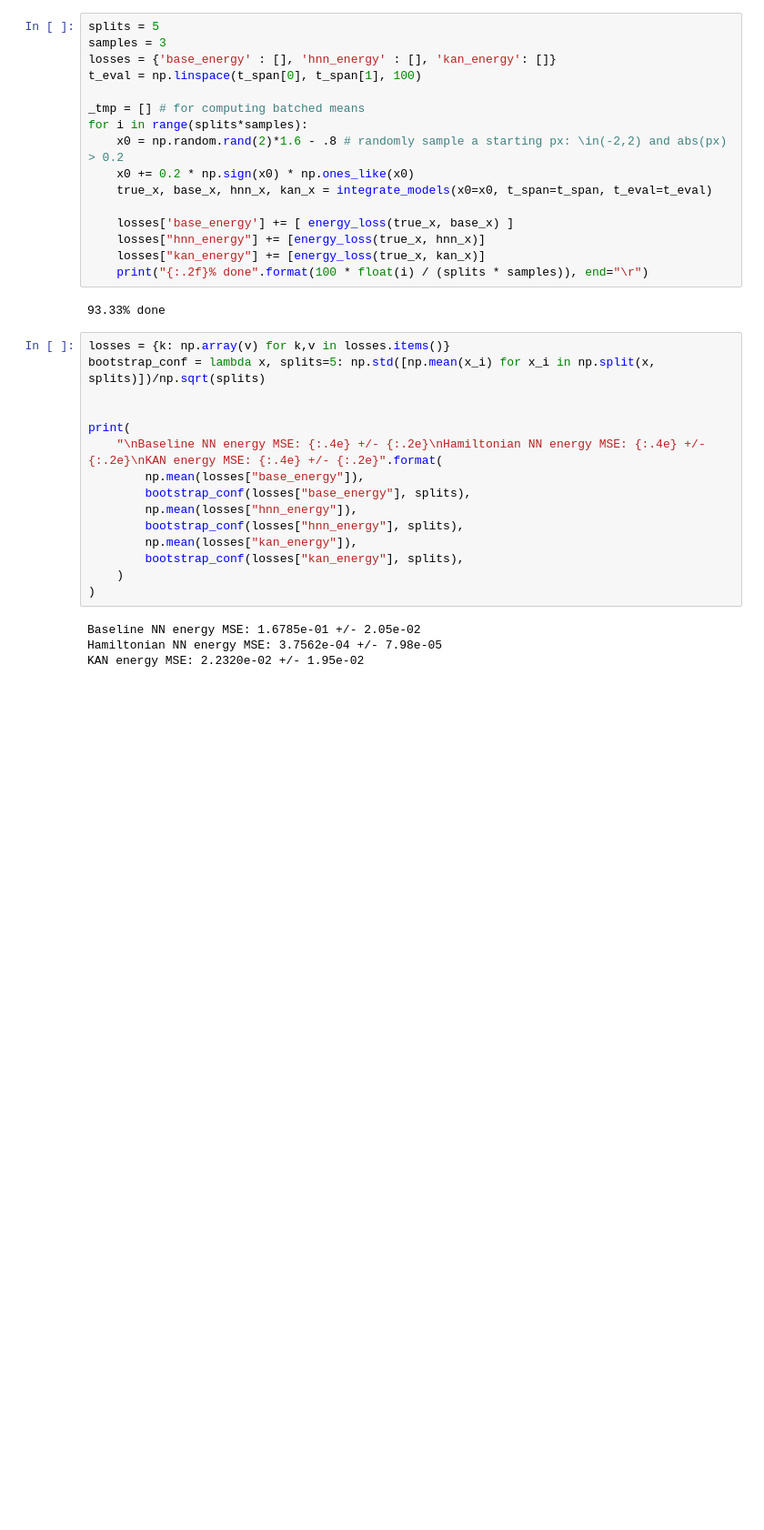
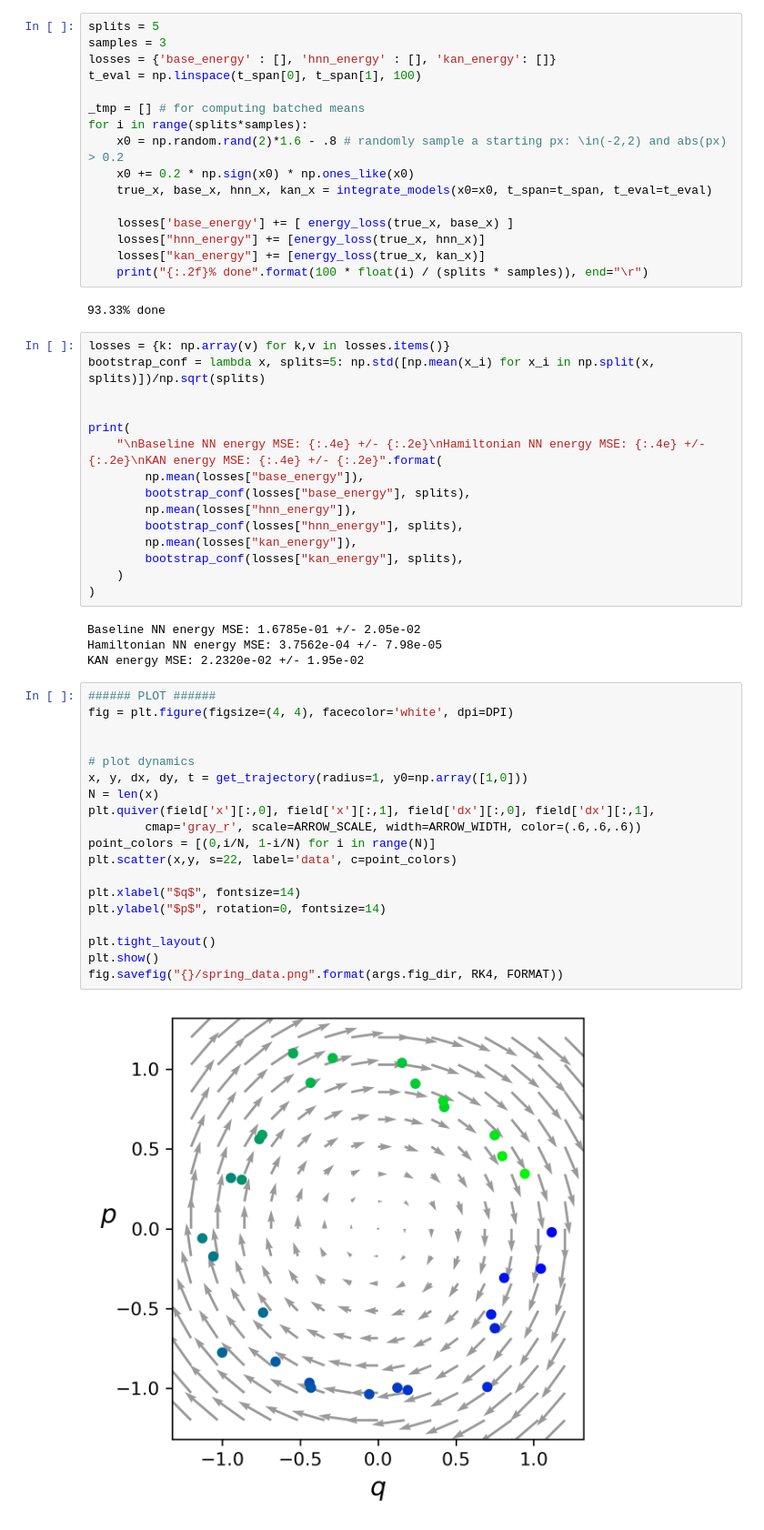
Before and after one commit to ZongyuWu97/hamiltonian-nn, a Jupyter notebook: analyze-spring.ipynb, the cells around one changed output. Shown at 91% size. Saved outputs shown, nothing was run; the diff lists cells and outputs as text; blank space fills up the shorter version.

```diff
--- a/analyze-spring.ipynb
+++ b/analyze-spring.ipynb
@@ -384,3 +384,24 @@ print(
 Baseline NN energy MSE: 1.6785e-01 +/- 2.05e-02
 Hamiltonian NN energy MSE: 3.7562e-04 +/- 7.98e-05
 KAN energy MSE: 2.2320e-02 +/- 1.95e-02
+# %%
+###### PLOT ######
+fig = plt.figure(figsize=(4, 4), facecolor='white', dpi=DPI)
+
+
+# plot dynamics
+x, y, dx, dy, t = get_trajectory(radius=1, y0=np.array([1,0]))
+N = len(x)
+plt.quiver(field['x'][:,0], field['x'][:,1], field['dx'][:,0], field['dx'][:,1],
+        cmap='gray_r', scale=ARROW_SCALE, width=ARROW_WIDTH, color=(.6,.6,.6))
+point_colors = [(0,i/N, 1-i/N) for i in range(N)]
+plt.scatter(x,y, s=22, label='data', c=point_colors)
+
+plt.xlabel("$q$", fontsize=14)
+plt.ylabel("$p$", rotation=0, fontsize=14)
+
+plt.tight_layout()
+plt.show()
+fig.savefig("{}/spring_data.png".format(args.fig_dir, RK4, FORMAT))
+# %% [output]
+[figure, added]
```
Also changed, not shown: 12 other files.
